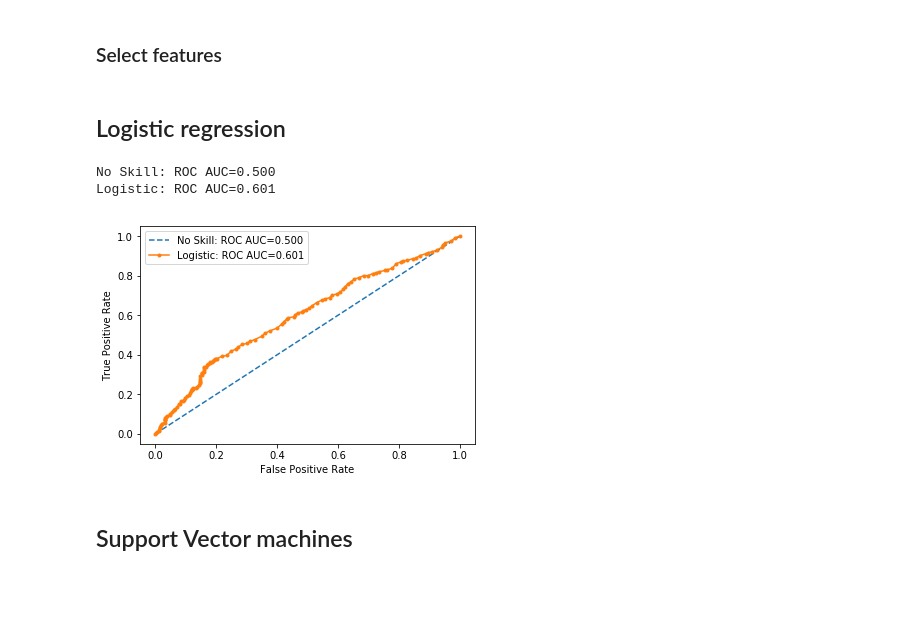
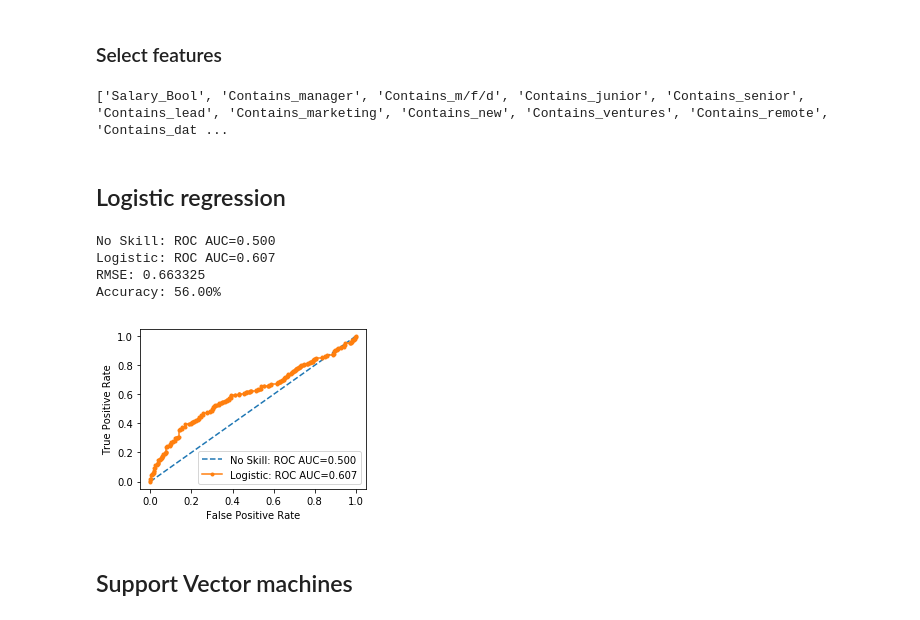
Before and after one commit to maguals/AppliedOrNotUseCase, a Jupyter notebook: classification/Binary_Classification.ipynb, the cells around one changed output. Drawn from its saved outputs; the diff is of its cells as text; code cells hidden in the pictures; blank space fills up the shorter version.

Commit message:
Keywords one hut encoding; Cross-validation, improve plots; Corrections: DecisionTree, Leakthrough Train->Test

```diff
--- a/classification/Binary_Classification.ipynb
+++ b/classification/Binary_Classification.ipynb
@@ -60,8 +72,7 @@ dfJobsDummies.head(n=5)
 ### Select features
 # %%
 ##Select features
-
-#features     = dfUserNoNan.drop(['has_applied', 'user_id',], axis = 1)
+#features     = dfUser.drop(['has_applied', 'user_id',], axis = 1)
 #features.reset_index()
 #features     = features.iloc[:,:]
 #featureName  = 'UserFeatures'
@@ -70,55 +81,78 @@ dfJobsDummies.head(n=5)
 #features     = dfJobsDummies.drop(['job_title_full', 'salary','user_id',],axis = 1)
 #featureName  = 'JobFeatures_Companies_Grouped_GenderRemark_SalaryBinary'
 
-features    = pd.concat([ dfJobsDummies.drop(['job_title_full', 'salary','user_id',],axis = 1),
-                         dfUserNoNan.drop(['has_applied','user_id',],axis = 1)], axis=1)
-#featureName  = 'UserFeature+JobFeatures_GroupedJobDescFull'
+features      = pd.concat([ dfJobsDummies.drop(['job_title_full', 'salary','user_id',],axis = 1),
+                         dfUser.drop(['has_applied','user_id'],axis =1)], axis=1)
+#featureName  = 'Fvall_keywords_comp_salarybool'
+featureName   = 'FullFeature'
+#featureName  = 'FullFeature_inclNaNValues'
 
-
-#features     = dfJobsDummies.drop(['job_title_full', 'salary','user_id',],axis = 1)
-featureName  = 'User+KeywordsDescr'
+#features     = dfJobsDummies.drop(['user_id','job_title_full','salary'],axis = 1)
+#featureName  = 'JobsKeywords10'
+print(list(features.columns))
+# %% [output]
+['Salary_Bool', 'Contains_manager', 'Contains_m/f/d', 'Contains_junior', 'Contains_senior', 'Contains_lead', 'Contains_marketing', 'Contains_new', 'Contains_ventures', 'Contains_remote', 'Contains_dat ...
 # %%
 #Features and target variable
-X, y = features, dfUserNoNan.has_applied
+X, y = features, dfUser.has_applied
 
 # split into train/test sets
-trainX, testX, trainy, testy = train_test_split(X, y, test_size=0.5, random_state=10)
+trainX, testX, trainy, testy = train_test_split(X, y, test_size=0.3, random_state=2)
+
+trainX = trainX.fillna(trainX.mean())
+testX  = testX.fillna(testX.mean());
 # %% [markdown]
 ## Logistic regression
 # %%
 # generate a no skill prediction (majority class)
 ns_probs = [0 for _ in range(len(testy))]
 # fit a model
-model = LogisticRegression(solver='lbfgs')
+model    = LogisticRegression(solver='lbfgs')
 model.fit(trainX, trainy)
 # predict probabilities
 lr_probs = model.predict_proba(testX)
 # keep probabilities for the positive outcome only
 lr_probs = lr_probs[:, 1]
 # calculate scores
 ns_auc = roc_auc_score(testy, ns_probs)
 lr_auc = roc_auc_score(testy, lr_probs)
 # summarize scores
 print('No Skill: ROC AUC=%.3f' % (ns_auc))
 print('Logistic: ROC AUC=%.3f' % (lr_auc))
 # calculate roc curves
 ns_fpr, ns_tpr, _ = roc_curve(testy, ns_probs)
 lr_fpr, lr_tpr, _ = roc_curve(testy, lr_probs)
 
 
+preds = model.predict(testX)
+rmse  = np.sqrt(mean_squared_error(testy, preds))
+print("RMSE: %f" % (rmse))
+
+# make predictions for test data
+predictions = [round(value) for value in preds]
+# evaluate predictions
+accuracy = accuracy_score(testy, predictions)
+print("Accuracy: %.2f%%" % (accuracy * 100.0))
+
+
 # plot the roc curve for the model
+fig,ax = plt.subplots(figsize = (4,3))
+
 plt.plot(ns_fpr, ns_tpr, linestyle='--', label='No Skill: ROC AUC=%.3f' % (ns_auc))
 plt.plot(lr_fpr, lr_tpr, marker='.', label='Logistic: ROC AUC=%.3f' % (lr_auc))
 plt.xlabel('False Positive Rate')
 plt.ylabel('True Positive Rate')
 plt.legend()
-plt.savefig('LogisticRegression'+ featureName +'.pdf')
+plt.tight_layout()
+plt.savefig('results/LogisticRegression'+ featureName +'.pdf')
 plt.show()
 plt.close()
 # %% [output]
 No Skill: ROC AUC=0.500
-Logistic: ROC AUC=0.601
+Logistic: ROC AUC=0.607
+RMSE: 0.663325
+Accuracy: 56.00%
-[figure, old version]
+[figure, new version]
 # %% [markdown]
 ## Support Vector machines
 # %%
```
Also changed, not shown: parts of 13 cells of this notebook, 1 other file.
